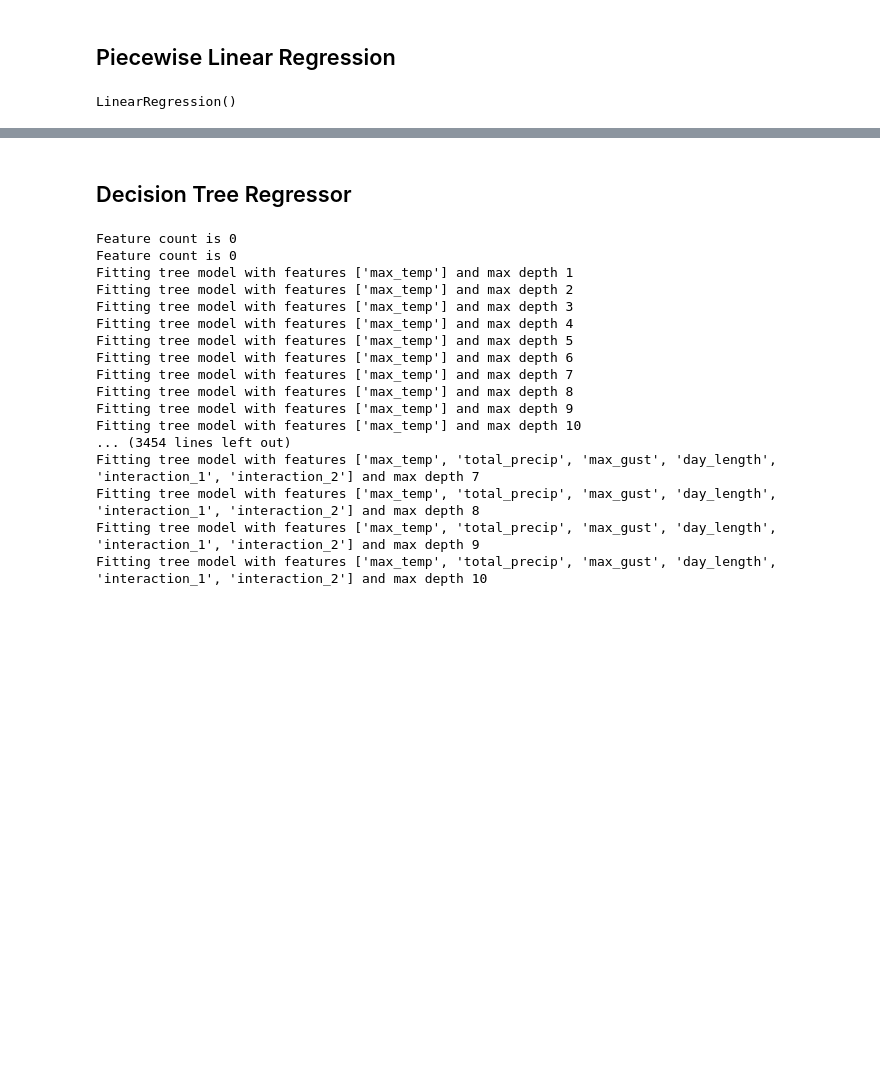
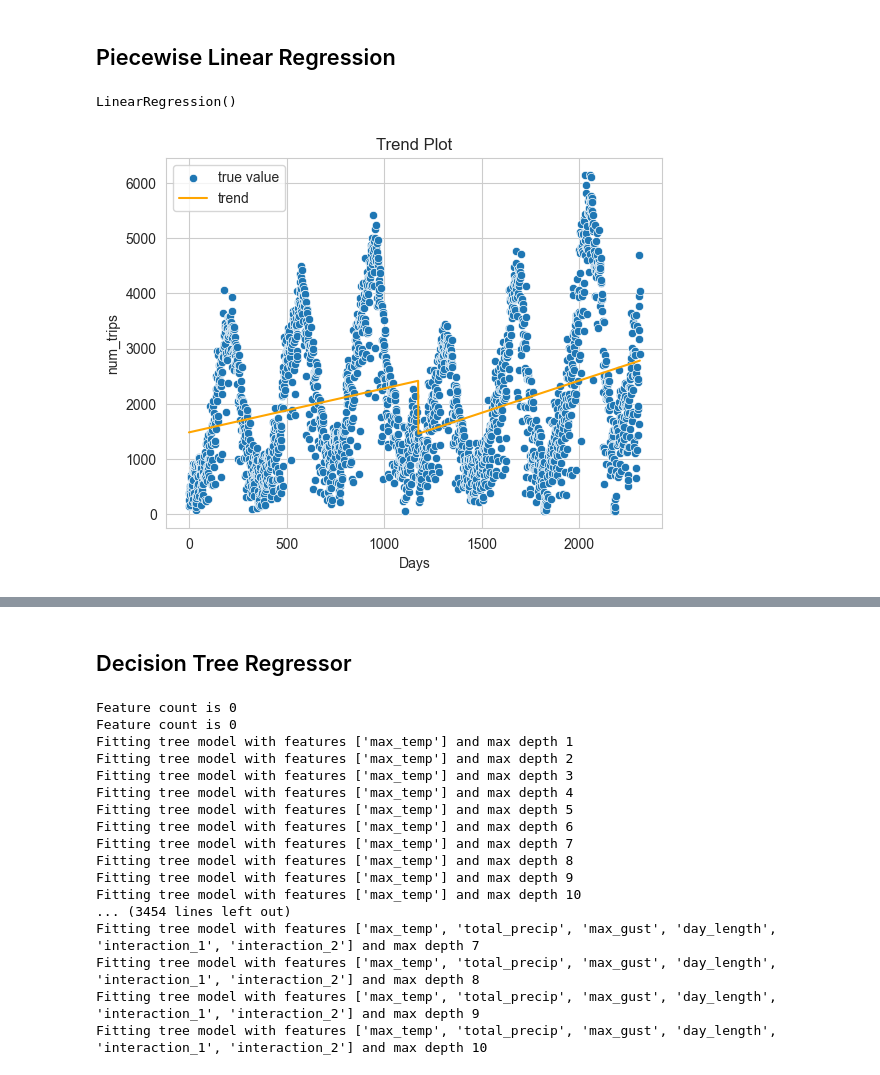
Before and after one commit to hodagben/bike-share-project, a Jupyter notebook: EDA/Trend_Problem.ipynb, the cells around one changed output, grey strips where cells are left out. Cells and saved outputs as stored; diff of their text form; code cells hidden in the pictures; blank space fills up the shorter version.

```diff
--- a/EDA/Trend_Problem.ipynb
+++ b/EDA/Trend_Problem.ipynb
@@ -332,4 +337,14 @@ bike_train_p.loc[ind_3]['trend'] = preg_2.predict((np.arange(len(ind_3))+len(ind
 # %%
 bike_test_p['adj_num_trips'] = bike_test_p['num_trips'] - preg_2.predict((np.arange(len(bike_test_p))+len(bike_train_p)).reshape(-1,1))
 bike_test_p['trend'] = preg_2.predict((np.arange(len(bike_test_p))+len(bike_train_p)).reshape(-1,1))
+# %%
+sns.scatterplot(x=np.arange(len(bike_train_p)), y=bike_train_p['num_trips'], label='true value')
+sns.lineplot(x=np.arange(len(bike_train_p)), y=bike_train_p['trend'], label='trend', color='orange')
+# sns.scatterplot(x=np.arange(len(bike_test_p))+len(bike_train_p), y=bike_test['adj_num_trips'], label='test set')
+plt.title('Trend Plot')
+plt.xlabel('Days')
+plt.legend()
+plt.show()
+# %% [output]
+[figure, added]
 # %%
```
Also changed, not shown: parts of 10 cells of this notebook, 7 other files.
